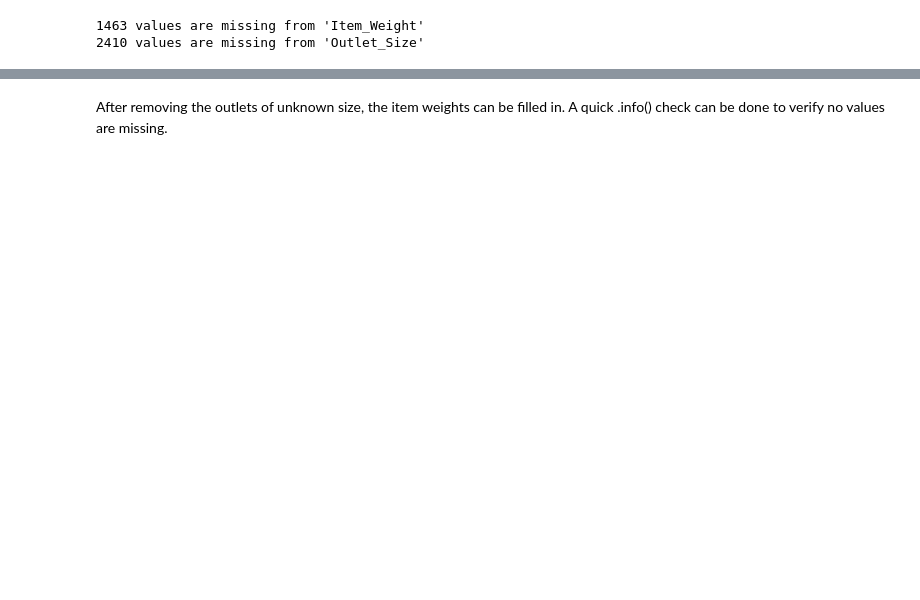
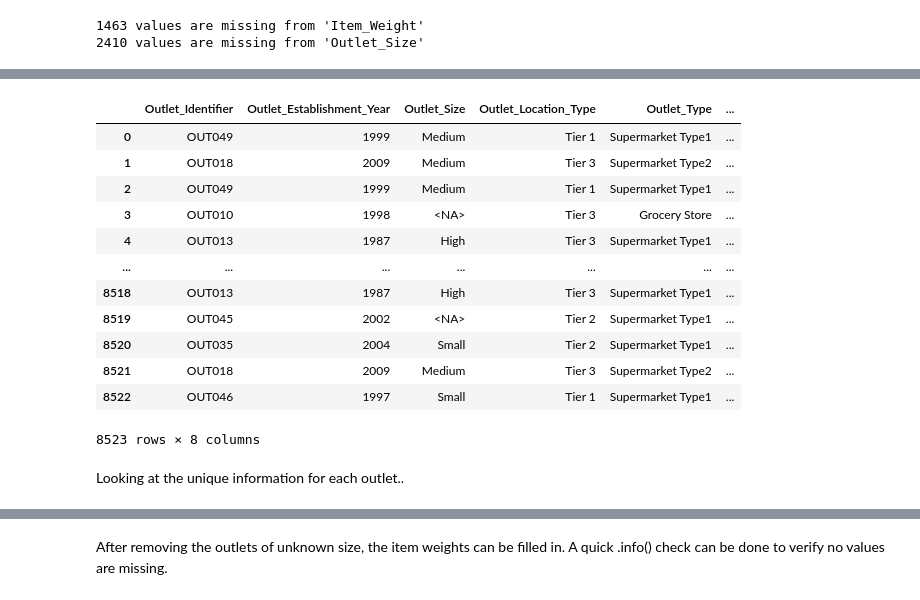
Before and after one commit to bngrossmann/food-sales-predictions, a Jupyter notebook: food_sales_predition.ipynb, the cells around one changed output, grey strips where cells are left out. Saved outputs shown, nothing was run; the diff lists cells and outputs as text; code cells hidden in the pictures; blank space fills up the shorter version.

```diff
--- a/food_sales_predition.ipynb
+++ b/food_sales_predition.ipynb
@@ -200 +305,31 @@ The process can be repeated for the Outlet_Identifier and Outlet_Size columns, f
+# %%
+df_sales["Outlet_Total_Items"] = np.nan
+df_sales["Outlet_Total_Sales"] = np.nan
+
+for outlet_code in df_sales.loc[:,"Outlet_Identifier"].drop_duplicates().sort_values():
+    filter_outlet = ( df_sales["Outlet_Identifier"] == outlet_code )
+    total_items = df_sales.loc[ filter_outlet, "Outlet_Identifier"].count()
+    total_sales = df_sales.loc[ filter_outlet, "Item_Outlet_Sales"].sum()
+    df_sales.update( df_sales.loc[ filter_outlet , "Outlet_Total_Items"].fillna(value = total_items, inplace=False), overwrite=False)
+    df_sales.update( df_sales.loc[ filter_outlet , "Outlet_Total_Sales"].fillna(value = total_sales, inplace=False), overwrite=False)
+
+#df_sales.Total_Different_Items_Sold_At_Outlet = df_sales.Total_Different_Items_Sold_At_Outlet.astype(int)
+df_sales = df_sales.convert_dtypes()
+df_sales.loc[:,"Outlet_Identifier":"Outlet_Total_Sales"]
+# %% [output]
+|  | Outlet_Identifier | Outlet_Establishment_Year | Outlet_Size | Outlet_Location_Type | Outlet_Type | ... |
+| 0 | OUT049 | 1999 | Medium | Tier 1 | Supermarket Type1 | ... |
+| 1 | OUT018 | 2009 | Medium | Tier 3 | Supermarket Type2 | ... |
+| 2 | OUT049 | 1999 | Medium | Tier 1 | Supermarket Type1 | ... |
+| 3 | OUT010 | 1998 | <NA> | Tier 3 | Grocery Store | ... |
+| 4 | OUT013 | 1987 | High | Tier 3 | Supermarket Type1 | ... |
+| ... | ... | ... | ... | ... | ... | ... |
+| 8518 | OUT013 | 1987 | High | Tier 3 | Supermarket Type1 | ... |
+| 8519 | OUT045 | 2002 | <NA> | Tier 2 | Supermarket Type1 | ... |
+| 8520 | OUT035 | 2004 | Small | Tier 2 | Supermarket Type1 | ... |
+| 8521 | OUT018 | 2009 | Medium | Tier 3 | Supermarket Type2 | ... |
+| 8522 | OUT046 | 1997 | Small | Tier 1 | Supermarket Type1 | ... |
+8523 rows × 8 columns
+# %% [markdown]
+Looking at the unique information for each outlet..
 # %%
```
Also changed, not shown: parts of 46 cells of this notebook.
